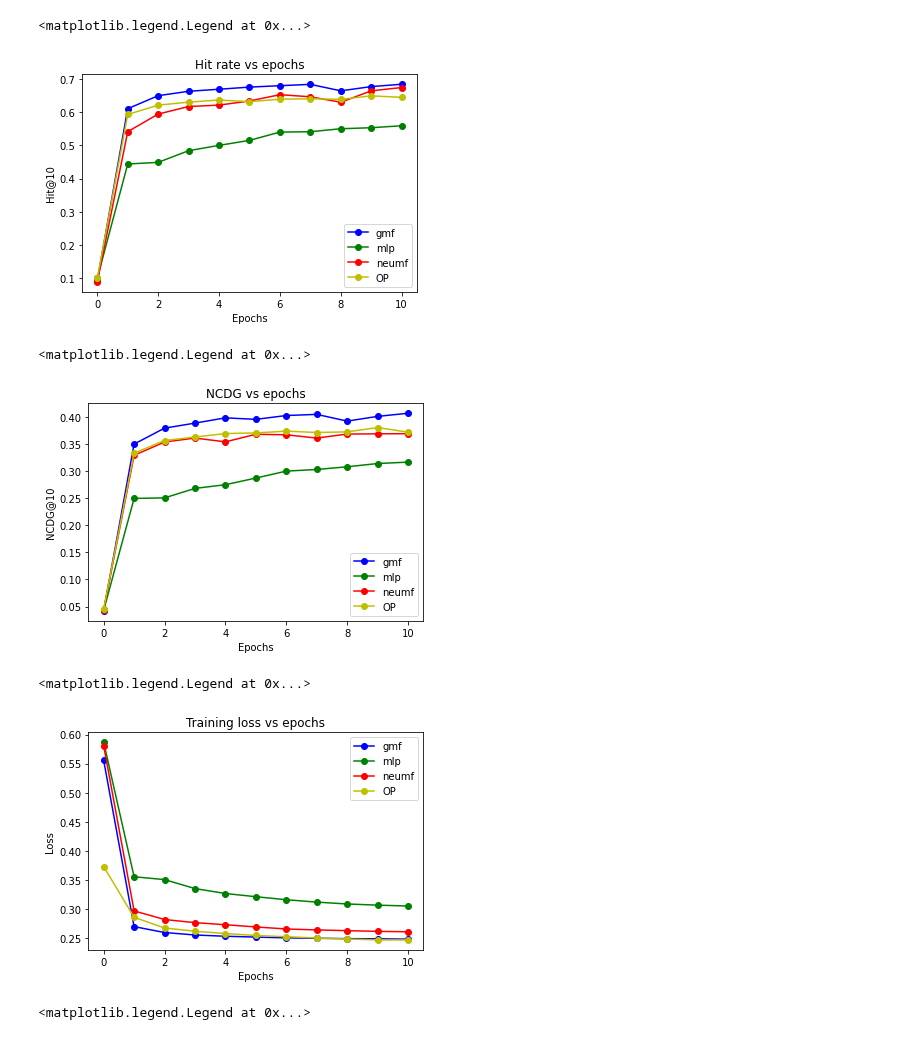
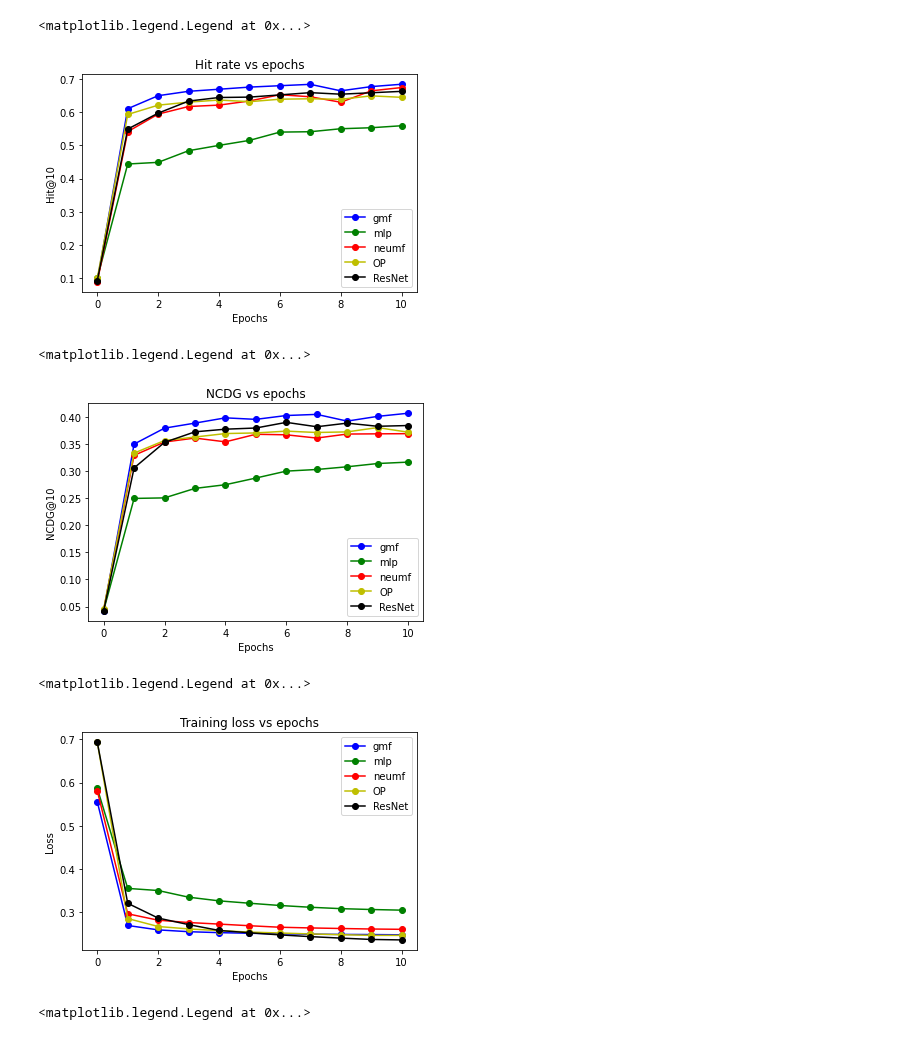
Before and after one commit to JNishimura/Deep-Learning-Recommenders, a Jupyter notebook: GMF.ipynb, the cells around one changed output. Cells and saved outputs as stored; diff of their text form; code cells hidden in the pictures.

Commit message:
plots

```diff
--- a/GMF.ipynb
+++ b/GMF.ipynb
@@ -480,7 +495,7 @@ y_opncdg=[0.04565,
 0.38035,
 0.37187]
 
-y_oploss = [0.373,
+y_oploss = [0.6933,
 0.2857,
 0.2673,
 0.2617,
@@ -492,6 +507,42 @@ y_oploss = [0.373,
 0.2468,
 0.2468]
 
+y_reshit=[0.09371,
+0.54901,
+0.59685,
+0.63311,
+0.64387,
+0.64503,
+0.65166,
+0.65844,
+0.65381,
+0.65811,
+0.66235]
+
+y_resncdg=[0.04251,
+0.30593,
+0.35307,
+0.37251,
+0.37738,
+0.37954,
+0.38997,
+0.38188,
+0.38854,
+0.38274,
+0.38412]
+
+y_resloss=[0.6932,
+0.3209,
+0.2868,
+0.2717,
+0.2582,
+0.2528,
+0.2479,
+0.2439,
+0.2405,
+0.2374,
+0.2363]
+
 plt.title('Hit rate vs epochs')
 plt.xlabel('Epochs')
 plt.ylabel('Hit@10')
@@ -499,10 +550,11 @@ plt.plot(x, y_gmfhit, 'bo-')
 plt.plot(x, y_mlphit, 'go-')
 plt.plot(x, y_mfhit, 'ro-')
 plt.plot(x, y_ophit, 'yo-')
-plt.legend(['gmf', 'mlp', 'neumf', 'OP'])
+plt.plot(x, y_reshit, 'ko-')
+plt.legend(['gmf', 'mlp', 'neumf', 'OP', 'ResNet'])
 # %% [output]
 <matplotlib.legend.Legend at 0x...>
-[figure, old version]
+[figure, new version]
 # %%
 plt.title('NCDG vs epochs')
 plt.xlabel('Epochs')
@@ -511,22 +563,24 @@ plt.plot(x, y_gmfncdg, 'bo-')
 plt.plot(x, y_mlpncdg, 'go-')
 plt.plot(x, y_mfncdg, 'ro-')
 plt.plot(x, y_opncdg, 'yo-')
-plt.legend(['gmf', 'mlp', 'neumf', 'OP'])
+plt.plot(x, y_resncdg, 'ko-')
+plt.legend(['gmf', 'mlp', 'neumf', 'OP', 'ResNet'])
 # %% [output]
 <matplotlib.legend.Legend at 0x...>
-[figure, old version]
+[figure, new version]
 # %%
 plt.title('Training loss vs epochs')
 plt.xlabel('Epochs')
 plt.ylabel('Loss')
 plt.plot(x, y_gmfloss, 'bo-')
 plt.plot(x, y_mlploss, 'go-')
 plt.plot(x, y_mfloss, 'ro-')
 plt.plot(x, y_oploss, 'yo-')
-plt.legend(['gmf', 'mlp', 'neumf', 'OP'])
+plt.plot(x, y_resloss, 'ko-')
+plt.legend(['gmf', 'mlp', 'neumf', 'OP', 'ResNet'])
 # %% [output]
 <matplotlib.legend.Legend at 0x...>
-[figure, old version]
+[figure, new version]
 # %%
 gmf100khit = [0.3187,
 0.38264,
```
Also changed, not shown: parts of 4 cells of this notebook.
